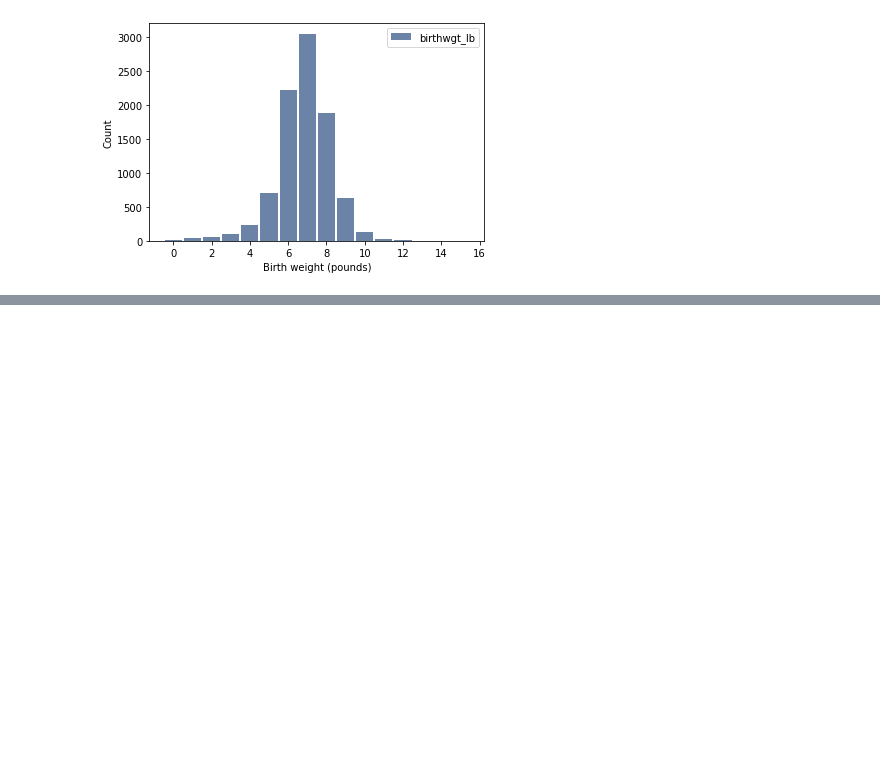
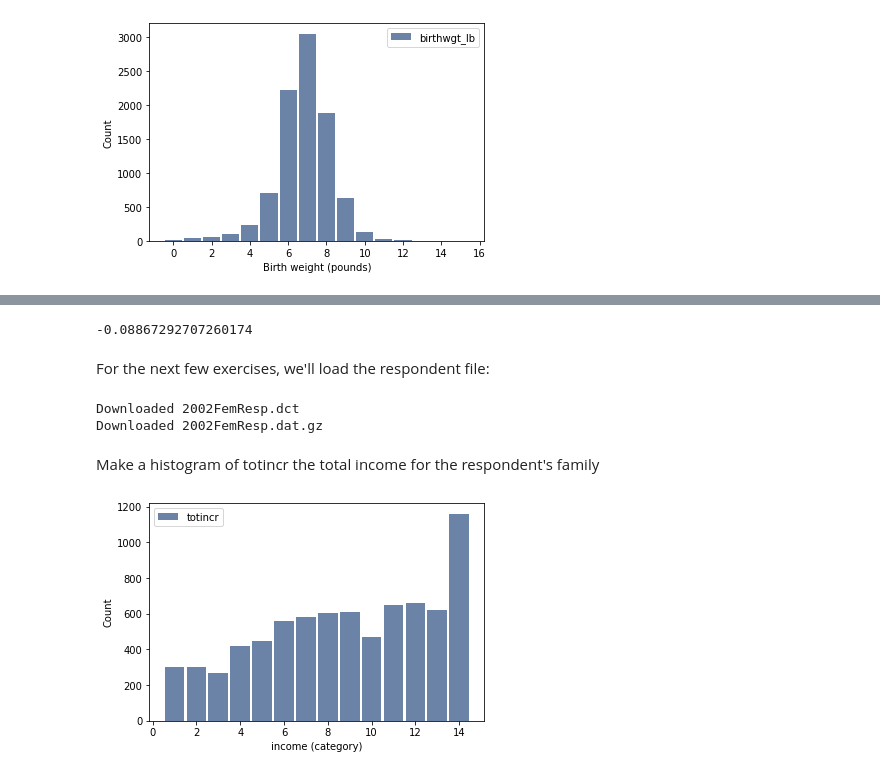
Before and after one commit to nisha1365/THINKSTATSBOOK, a Jupyter notebook: Chapter_2.ipynb, the cells around one changed output, grey strips where cells are left out. Saved outputs shown, nothing was run; the diff lists cells and outputs as text; code cells hidden in the pictures; blank space fills up the shorter version.

```diff
--- a/Chapter_2.ipynb
+++ b/Chapter_2.ipynb
@@ -130,0 +265,26 @@ thinkplot.Config(xlabel='Birth weight (pounds)', ylabel='Count')
+# %%
+# Solution
+
+CohenEffectSize(firsts.totalwgt_lb, others.totalwgt_lb)
+# %% [output]
+-0.08867292707260174
+# %% [markdown]
+For the next few exercises, we'll load the respondent file:
+# %%
+download("https://github.com/AllenDowney/ThinkStats2/raw/master/code/2002FemResp.dct")
+download("https://github.com/AllenDowney/ThinkStats2/raw/master/code/2002FemResp.dat.gz")
+# %% [output]
+Downloaded 2002FemResp.dct
+Downloaded 2002FemResp.dat.gz
+# %%
+resp = nsfg.ReadFemResp()
+# %% [markdown]
+Make a histogram of totincr the total income for the respondent's family
+# %%
+# Solution
+
+hist = thinkstats2.Hist(resp.totincr)
+thinkplot.Hist(hist, label='totincr')
+thinkplot.Config(xlabel='income (category)', ylabel='Count')
+# %% [output]
+[figure, added]
```
Also changed, not shown: parts of 40 cells of this notebook.
